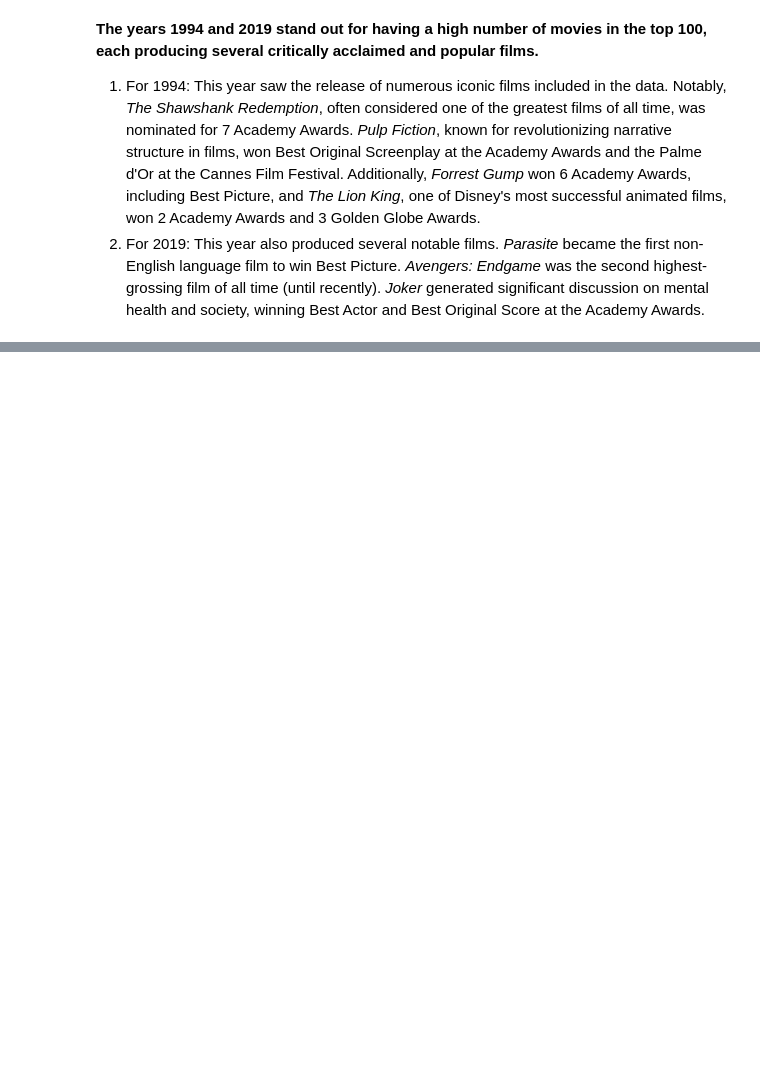
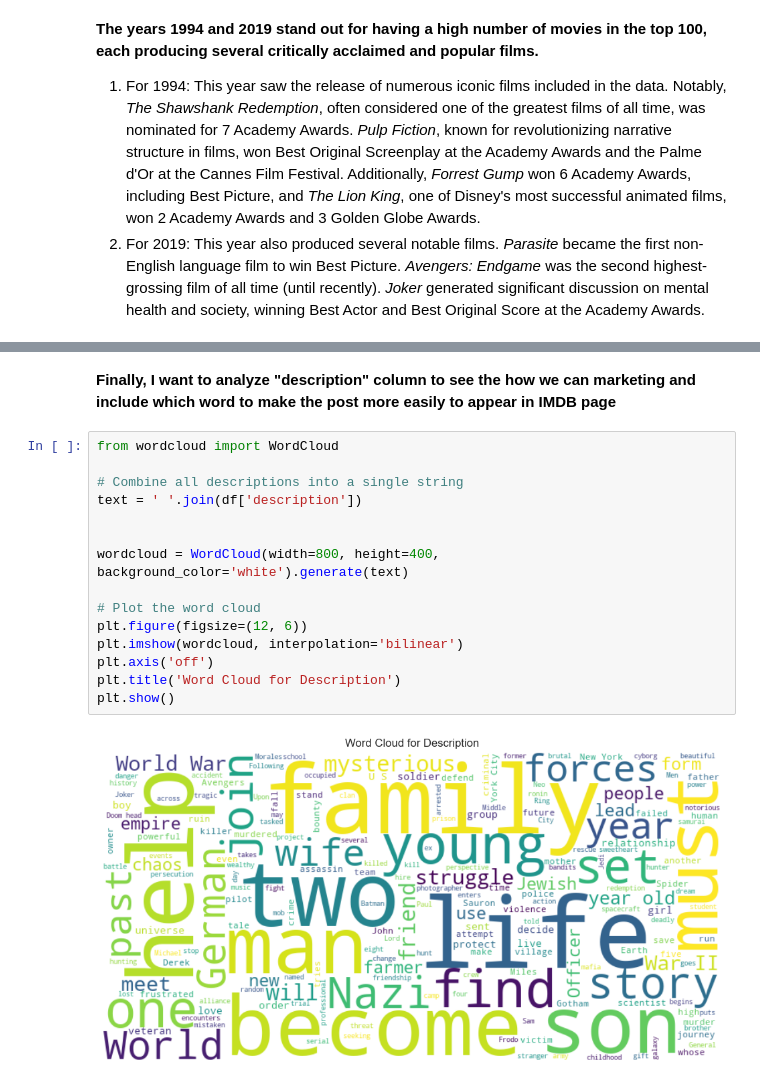
Before and after one commit to haphuong1810103/IMDB-Analytics, a Jupyter notebook: analysis_IMDB.ipynb, the cells around one changed output, grey strips where cells are left out. Cells and saved outputs as stored; diff of their text form; blank space fills up the shorter version.

```diff
--- a/analysis_IMDB.ipynb
+++ b/analysis_IMDB.ipynb
@@ -343,0 +285,19 @@ df.head()
+# %% [markdown]
+<b>Finally, I want to analyze "description" column to see the how we can marketing and include which word to make the post more easily to appear in IMDB page</b>
+# %%
+from wordcloud import WordCloud
+
+# Combine all descriptions into a single string
+text = ' '.join(df['description'])
+
+
+wordcloud = WordCloud(width=800, height=400, background_color='white').generate(text)
+
+# Plot the word cloud
+plt.figure(figsize=(12, 6))
+plt.imshow(wordcloud, interpolation='bilinear')
+plt.axis('off')
+plt.title('Word Cloud for Description')
+plt.show()
+# %% [output]
+[figure, added]
```
Also changed, not shown: parts of 22 cells of this notebook, 1 other file.
